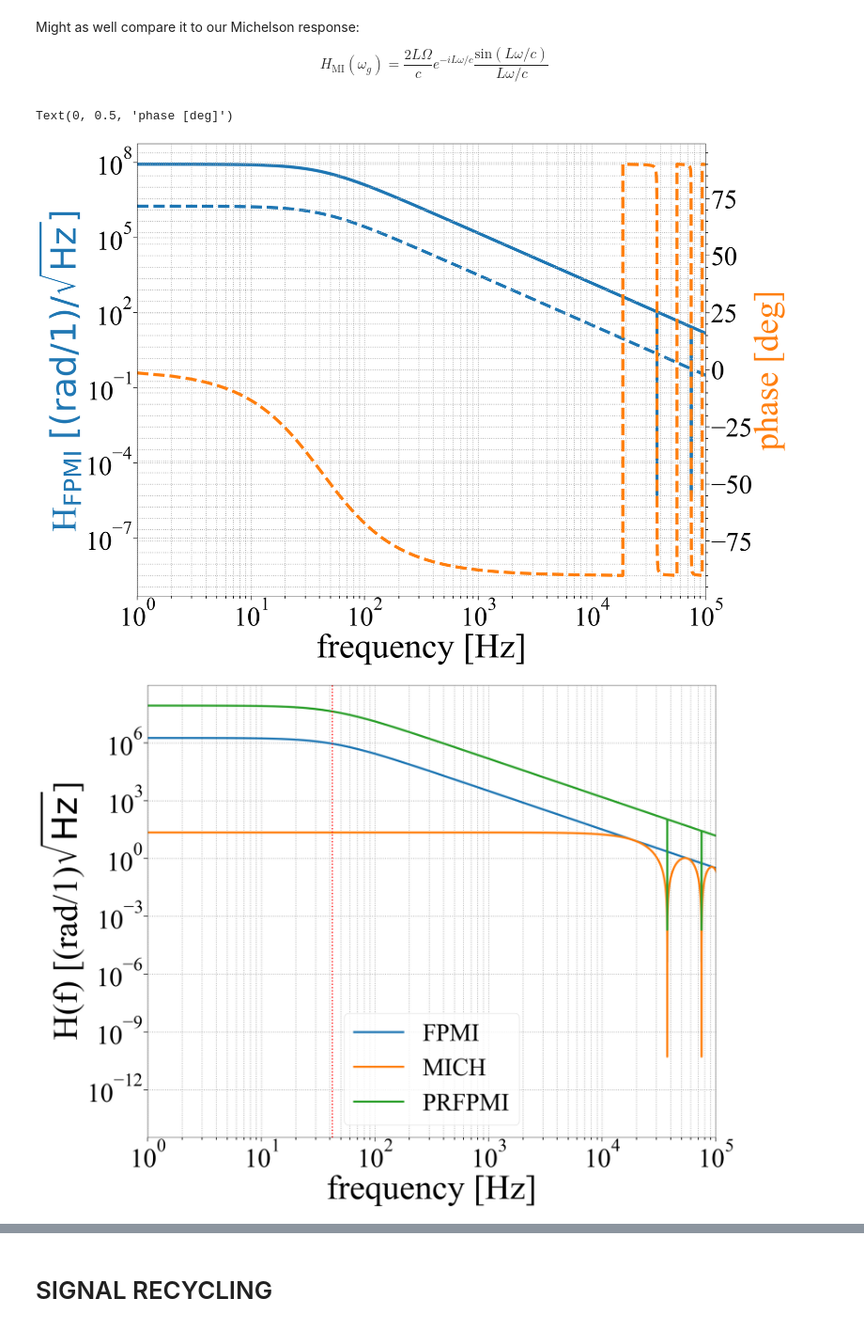
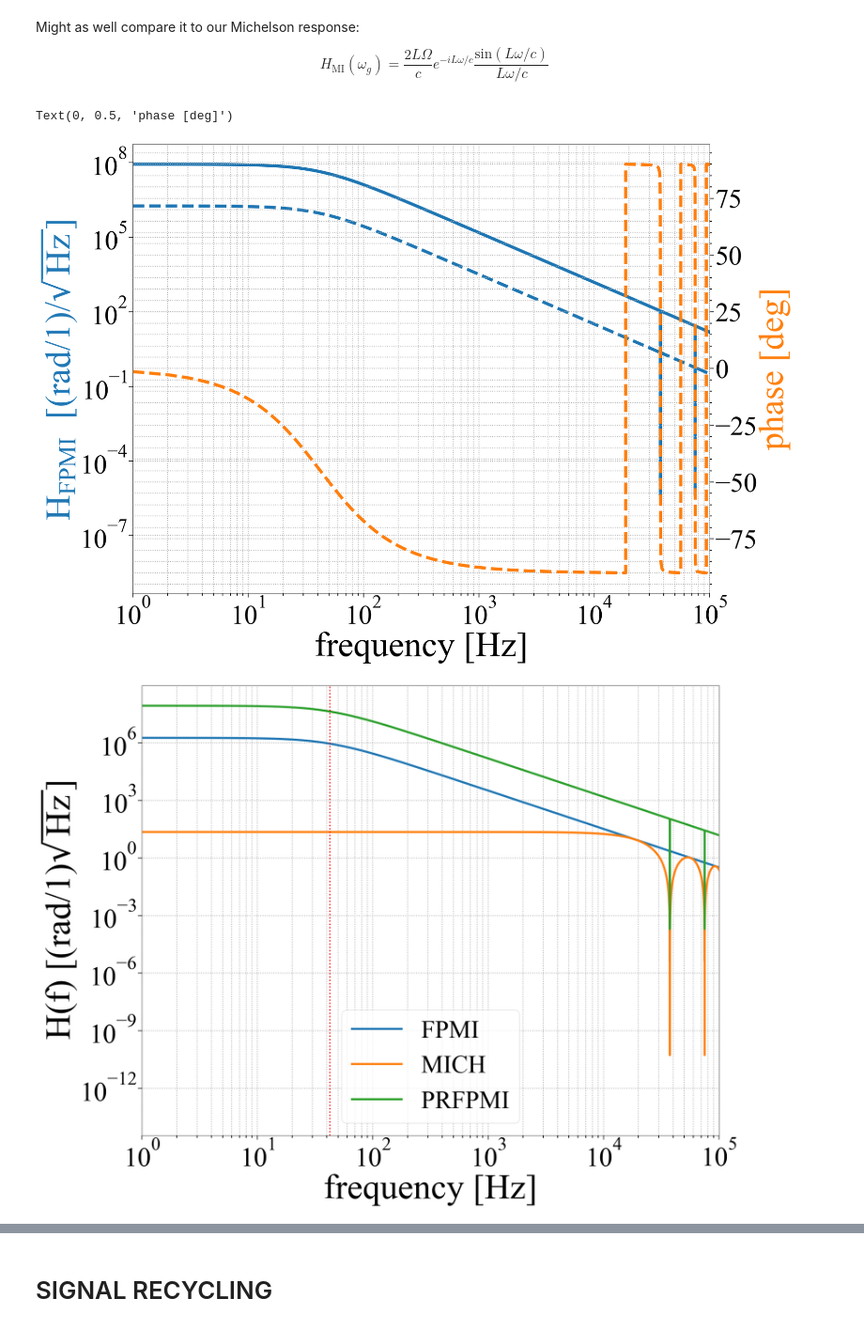
Before and after one commit to dancvan/dissertation, a Jupyter notebook: code/drfpmi_fr.ipynb, the cells around one changed output, grey strips where cells are left out. Shown at 94% size. Saved outputs shown, nothing was run; the diff lists cells and outputs as text; code cells hidden in the pictures.

Commit message:
Changed axis labels to full times new roman in drfpmi jupyter notebook

```diff
--- a/code/drfpmi_fr.ipynb
+++ b/code/drfpmi_fr.ipynb
@@ -8,7 +8,9 @@ import os
 plt_style_dir = 'stash/'
 if os.path.isdir(plt_style_dir) == True:
     plt.style.use(plt_style_dir + 'ppt2latexsubfig.mplstyle')
-plt.rcParams["font.family"] = "Times New Roman"
+
+plt.rcParams["font.family"] = "serif"
+plt.rcParams["font.serif"] = ["Times New Roman"] + plt.rcParams["font.serif"]
 # %% [markdown]
 Up to this point we can understand how the FPMI repsonse function works:
 $$ H_{FPMI}(\omega_g) = \frac{2 \Delta \phi_r(\omega_g)}{h(\omega_g)} =  \frac{t_1^2r_2}{(t_1^2 + r_1^2)r_2 -r_1} \frac{H_{\mathrm{MI}}(\omega_g, L)}{1-r_1r_2e^{-2i \omega_g L /c }}  $$
@@ -148,7 +150,7 @@ H_PRFPMI_modsq = np.real(H_PRFPMI)**2 + np.imag(H_PRFPMI)**2
 # %%
 fig, ax1 = plt.subplots()
 ax1.set_xlabel('frequency [Hz]')
-ax1.set_ylabel('H$_\mathrm{FPMI} \;  [(\mathrm{rad} / 1) / \sqrt{\mathrm{Hz}} ] $ ', color='C0')
+ax1.set_ylabel('H$_\mathdefault{FPMI}$  [$\mathdefault{(rad / 1) / \sqrt{Hz}}$] ', color='C0')
 #ax1.plot(w/(FSR), F_w_cc_modsq*100)
 ax1.loglog(nu,H_FPMI_modsq, label='FPMI', linewidth=7.5, linestyle='--',color='C0')
 ax1.loglog(nu,H_PRFPMI_modsq, label='PRFPMI',  linewidth=7.5,color='C0')
@@ -163,21 +165,20 @@ plt.xlim([1,1e5])
 plt.ylabel('phase [deg]', color='C1')
 # %% [output]
 Text(0, 0.5, 'phase [deg]')
-[figure, old version]
+[figure, new version]
 # %%
 fig.savefig('../figs/INTRO/prfpmi_fr.pdf', dpi=300, bbox_inches='tight')
 # %%
 plt.loglog(nu,H_FPMI_modsq, label='FPMI', linewidth=5.0)
 plt.loglog(nu,H_MI_modsq, label= 'MICH', linewidth= 5.0)
 plt.loglog(nu,H_PRFPMI_modsq, label='PRFPMI', linewidth = 5.0)
 plt.axvline (x=f_pole,ymin=1e-11, color='red', linestyle='dotted', linewidth=3)
-#plt.ylim([10e-6, 10e7])
 plt.xlim([1e0, 1e5])
 plt.xlabel('frequency [Hz]')
-plt.ylabel('H(f) [(rad/1)$\sqrt{\mathrm{Hz}}$]')
+plt.ylabel('H(f) [$\mathdefault{(rad/1)\sqrt{Hz}}$]')
 lgd=plt.legend()
 # %% [output]
-[figure, old version]
+[figure, new version]
 # %%
 plt.figure(figsize=(15,10.22))
 plt.xlim([1,100000])
```
Also changed, not shown: parts of 5 cells of this notebook.
